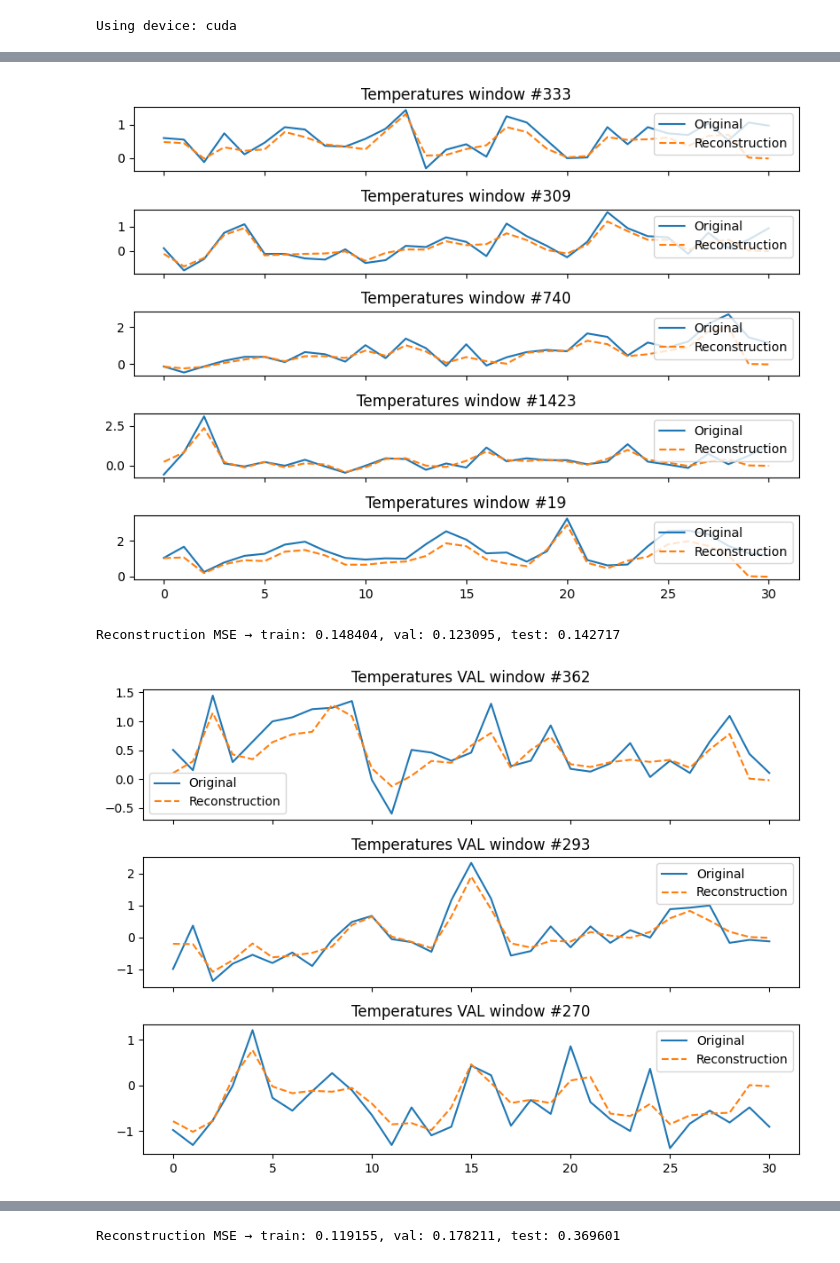
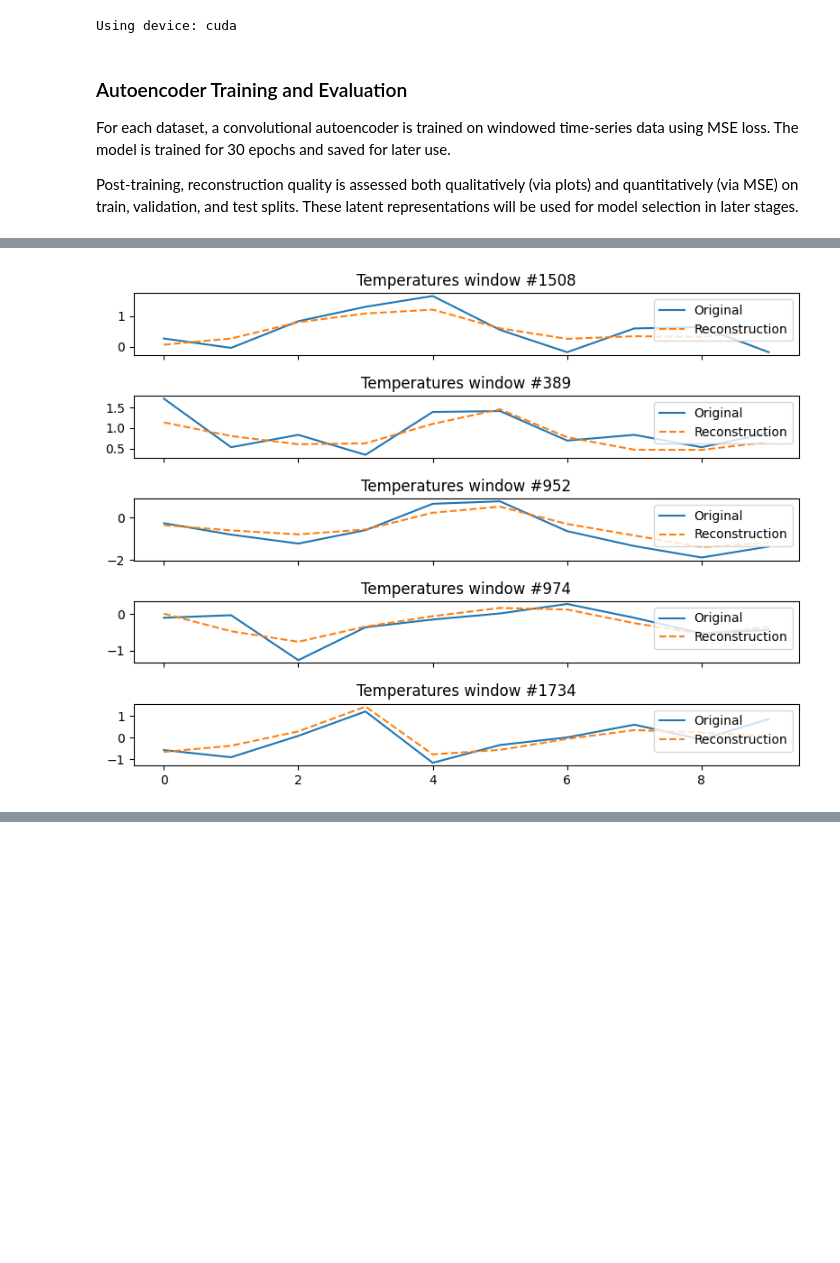
Before and after one commit to IliasAttary/bachelor_thesis, a Jupyter notebook: main.ipynb, the cells around one changed output, grey strips where cells are left out. Drawn from its saved outputs; the diff is of its cells as text; code cells hidden in the pictures; blank space fills up the shorter version.

```diff
--- a/main.ipynb
+++ b/main.ipynb
@@ -20,27 +32,46 @@ warnings.filterwarnings("ignore")
 # %%
-latent_dim = 16
+# Configuration Parameters
+latent_dim = 4
+
+# Dataset configurations: (Name, Class, Sequence Length, Window Size)
 ts_configs = [
-    ("Temperatures", Temperatures, 31),
-    ("Births",       Births,       31),
-    ("Saugeen",      Saugeen,      365),
+    ("Temperatures", Temperatures, None, 10),
+    ("Saugeen",      Saugeen,      None, 10),
 ]
 
+# Flags to toggle use of autoencoder embeddings
 autoencoder_embedding_flags = [False, True]
+
+# Distance metrics to evaluate
 metrics_list = ["euclidean", "manhattan", "cosine"]
 
-
+# Set device for computation (GPU if available, otherwise CPU)
 device = torch.device("cuda" if torch.cuda.is_available() else "cpu")
-print("Using device:", device)
+print(f"Using device: {device}")
 # %% [output]
 Using device: cuda
+# %% [markdown]
+### Autoencoder Training and Evaluation
+
+For each dataset, a convolutional autoencoder is trained on windowed time-series data using MSE loss. The model is trained for 30 epochs and saved for later use.
+
+Post-training, reconstruction quality is assessed both qualitatively (via plots) and quantitatively (via MSE) on train, validation, and test splits. These latent representations will be used for model selection in later stages.
 # %%
-epochs    = 50
+# Autoencoder Training Settings
+epochs    = 30
 lr        = 1e-3
 dropout_p = 0.1
 
-for ds_name, DS, window_size in ts_configs:
+# Ensure a clean autoencoders/ directory
+AE_DIR = "autoencoders"
+if os.path.exists(AE_DIR):
+    shutil.rmtree(AE_DIR)
+os.makedirs(AE_DIR, exist_ok=True)
+
+for ds_name, DS, length, window_size in ts_configs:
     print(f"\nTraining AE on {ds_name} (window_size={window_size})")
-    ts = DS(path=None)
+    # Load data
+    ts = DS(length=length)
     X_train, y_train, X_val, y_val, X_test, y_test = windowing(ts.data, window_size)
 
 
@@ -52,7 +83,7 @@ for ds_name, DS, window_size in ts_configs:
     # wrap as DataLoader of shape (batch, 1, window_size)
     ds_loader = DataLoader(
         TensorDataset(torch.tensor(X_train, dtype=torch.float).unsqueeze(1)),
-        batch_size=64, shuffle=True
+        batch_size=32, shuffle=True
     )
 
     # training loop
@@ -89,37 +120,4 @@ for ds_name, DS, window_size in ts_configs:
         ax.legend(loc="upper right")
     plt.tight_layout()
     plt.show()
-
-     # 1) Prepare your splits again
-    X_train, y_train, X_val, y_val, X_test, y_test = windowing(ts.data, window_size)
-
-    # 2) Compute reconstruction MSE on each split
-    def recon_mse(ae, X):
-        ae.eval()
-        with torch.no_grad():
-            # batch through DataLoader if needed; here we do it all at once for simplicity
-            X_t = torch.tensor(X, dtype=torch.float).unsqueeze(1).to(device)
-            R_t = ae(X_t).cpu().squeeze(1).numpy()
-        return ((X - R_t)**2).mean()
-
-    mse_tr  = recon_mse(ae, X_train)
-    mse_val = recon_mse(ae, X_val)
-    mse_te  = recon_mse(ae, X_test)
-    print(f"Reconstruction MSE → train: {mse_tr:.6f}, val: {mse_val:.6f}, test: {mse_te:.6f}")
-
-    # 3) Plot 3 random validation windows vs. reconstructions
-    import random
-    sample_idxs = random.sample(range(len(X_val)), 3)
-    fig, axs = plt.subplots(3,1,figsize=(8,6),sharex=True)
-    for ax, idx in zip(axs, sample_idxs):
-        orig = X_val[idx]
-        with torch.no_grad():
-            inp   = torch.tensor(orig, dtype=torch.float).unsqueeze(0).unsqueeze(0).to(device)
-            recon = ae(inp).cpu().squeeze().numpy()
-        ax.plot(orig, label="Original")
-        ax.plot(recon, "--", label="Reconstruction")
-        ax.set_title(f"{ds_name} VAL window #{idx}")
-        ax.legend()
-    plt.tight_layout()
-    plt.show()
 # %% [output]
@@ -142,4 +140,2 @@ Training AE on Temperatures (window_size=31)
 Saved AE: autoencoders\ae_Temperatures.pth
-[figure, old version]
+[figure, new version]
-Reconstruction MSE → train: 0.148404, val: 0.123095, test: 0.142717
-[figure, removed]
@@ -164 +141,0 @@ Saved AE: autoencoders\ae_Births.pth
-Reconstruction MSE → train: 0.119155, val: 0.178211, test: 0.369601
```
Also changed, not shown: parts of 21 cells of this notebook.
